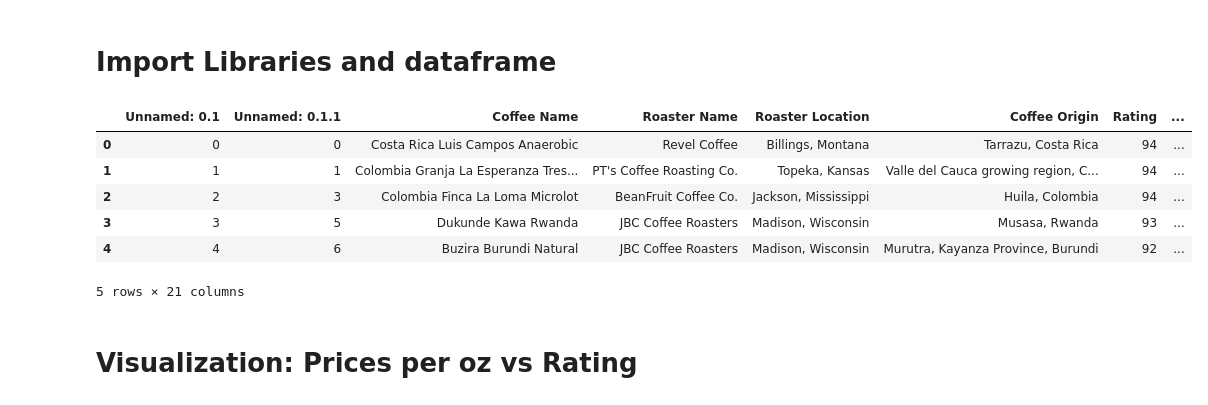
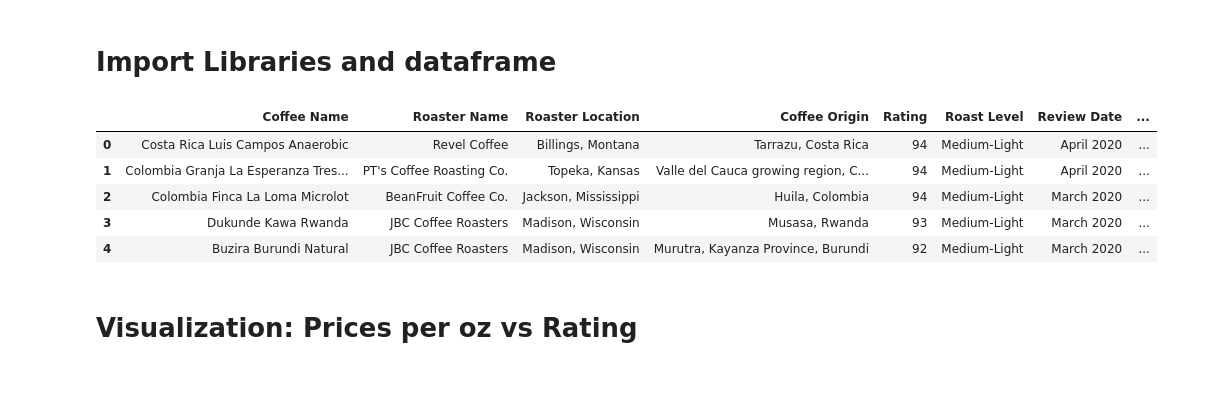
Before and after one commit to AnnikaNoren/dsc-capstone-project-v2-online-ds-pt-071519, a Jupyter notebook: coffee_visualizations.ipynb, the cells around one changed output. Drawn from its saved outputs; the diff is of its cells as text; code cells hidden in the pictures.

```diff
--- a/coffee_visualizations.ipynb
+++ b/coffee_visualizations.ipynb
@@ -50,16 +51,15 @@ import geopandas as gpd
 df = pd.read_csv('cleaned_coffee_reviews.csv')
 # %%
 df.columns
-df = df.drop(['Unnamed: 0'], axis=1)
+df = df.drop(columns=['Unnamed: 0','Unnamed: 0.1','Unnamed: 0.1.1'], axis=1)
 df.head()
 # %% [output]
-|  | Unnamed: 0.1 | Unnamed: 0.1.1 | Coffee Name | Roaster Name | Roaster Location | Coffee Origin | Rating | ... |
-| 0 | 0 | 0 | Costa Rica Luis Campos Anaerobic | Revel Coffee | Billings, Montana | Tarrazu, Costa Rica | 94 | ... |
-| 1 | 1 | 1 | Colombia Granja La Esperanza Tres... | PT's Coffee Roasting Co. | Topeka, Kansas | Valle del Cauca growing region, C... | 94 | ... |
-| 2 | 2 | 3 | Colombia Finca La Loma Microlot | BeanFruit Coffee Co. | Jackson, Mississippi | Huila, Colombia | 94 | ... |
-| 3 | 3 | 5 | Dukunde Kawa Rwanda | JBC Coffee Roasters | Madison, Wisconsin | Musasa, Rwanda | 93 | ... |
-| 4 | 4 | 6 | Buzira Burundi Natural | JBC Coffee Roasters | Madison, Wisconsin | Murutra, Kayanza Province, Burundi | 92 | ... |
+|  | Coffee Name | Roaster Name | Roaster Location | Coffee Origin | Rating | Roast Level | Review Date | ... |
+| 0 | Costa Rica Luis Campos Anaerobic | Revel Coffee | Billings, Montana | Tarrazu, Costa Rica | 94 | Medium-Light | April 2020 | ... |
+| 1 | Colombia Granja La Esperanza Tres... | PT's Coffee Roasting Co. | Topeka, Kansas | Valle del Cauca growing region, C... | 94 | Medium-Light | April 2020 | ... |
+| 2 | Colombia Finca La Loma Microlot | BeanFruit Coffee Co. | Jackson, Mississippi | Huila, Colombia | 94 | Medium-Light | March 2020 | ... |
+| 3 | Dukunde Kawa Rwanda | JBC Coffee Roasters | Madison, Wisconsin | Musasa, Rwanda | 93 | Medium-Light | March 2020 | ... |
+| 4 | Buzira Burundi Natural | JBC Coffee Roasters | Madison, Wisconsin | Murutra, Kayanza Province, Burundi | 92 | Medium-Light | March 2020 | ... |
-5 rows × 21 columns
 # %%
 # visualization ideas
 
```
Also changed, not shown: parts of 39 cells of this notebook, 3 other files.
